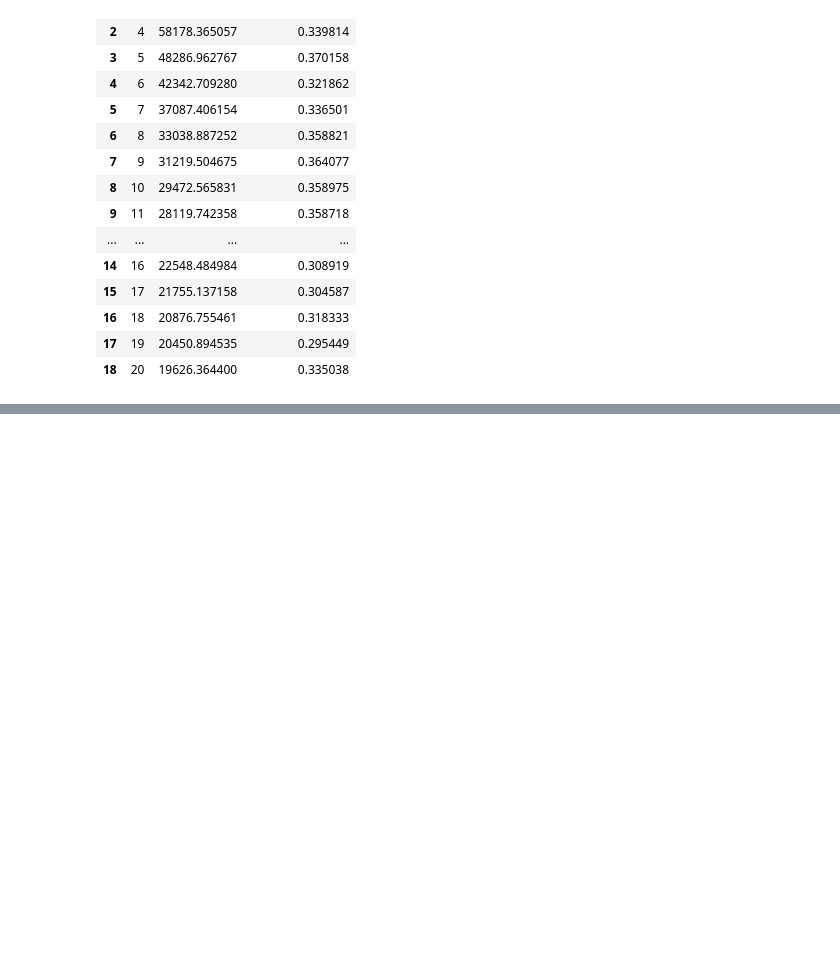
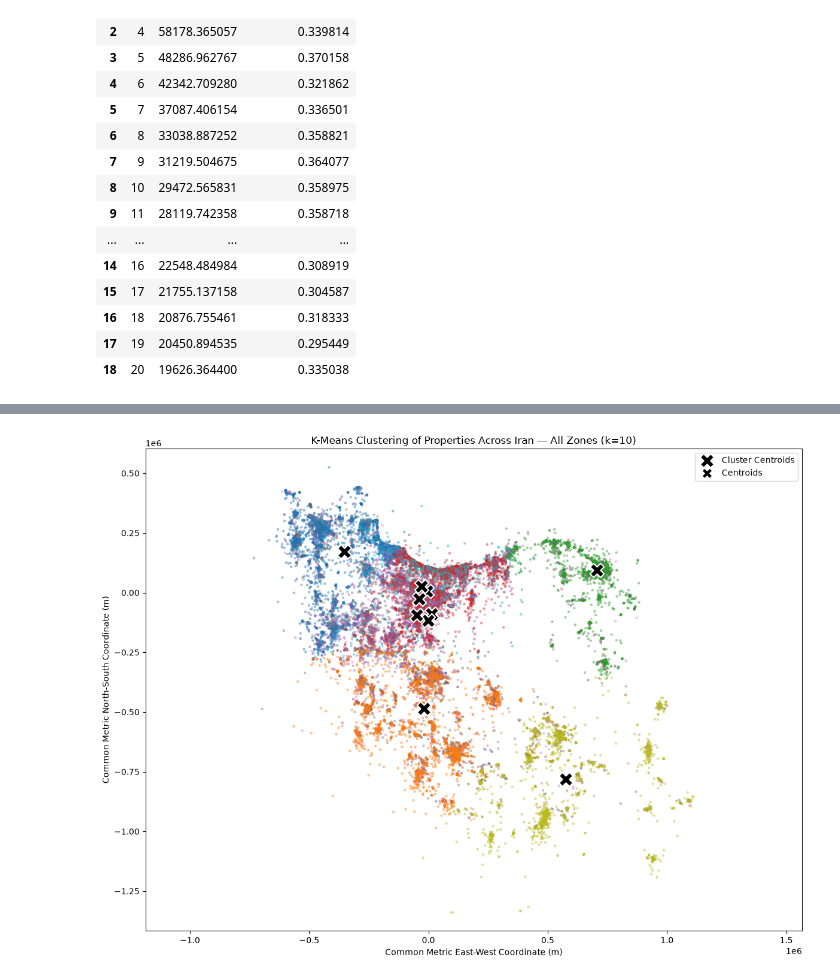
Before and after one commit to AI-BootCamp-g4/ai-bootcamp-project, a Jupyter notebook: notebooks/01_data_understanding.ipynb, the cells around one changed output, grey strips where cells are left out. Cells and saved outputs as stored; diff of their text form; code cells hidden in the pictures; blank space fills up the shorter version.

```diff
--- a/notebooks/01_data_understanding.ipynb
+++ b/notebooks/01_data_understanding.ipynb
@@ -1562,0 +1586,15 @@ k_evaluation
+# %%
+import numpy as np
+import pandas as pd
+
+from pyproj import CRS, Transformer
+
+cluster_all = cluster_base.copy()
+
+cluster_all["utm_zone"] = (
+    ((cluster_all["location_longitude"] + 180) // 6) + 1
+).astype(int)
+
+print("Total usable rows:", len(cluster_all))
+print("\nRows per UTM zone:")
+print(cluster_all["utm_zone"].value_counts().sort_index())
@@ -1562,0 +2053,79 @@ k_evaluation
+# %%
+from sklearn.cluster import KMeans
+from sklearn.preprocessing import StandardScaler
+import matplotlib.pyplot as plt
+
+# Features using ALL geographic zones
+map_features = [
+    "geo_x_m",
+    "geo_y_m",
+    "log_price",
+    "log_building_size",
+    "rooms_numeric"
+]
+
+# Use the full usable dataset
+X_all = cluster_all[map_features]
+
+scaler_all = StandardScaler()
+X_all_scaled = scaler_all.fit_transform(X_all)
+
+# Task 1 requires k = 10
+kmeans_all_10 = KMeans(
+    n_clusters=10,
+    random_state=42,
+    n_init=10
+)
+
+cluster_all["cluster_k10"] = kmeans_all_10.fit_predict(X_all_scaled)
+
+# Convert centroids back to original feature scale
+centers_original = scaler_all.inverse_transform(
+    kmeans_all_10.cluster_centers_
+)
+
+centers_all = pd.DataFrame(
+    centers_original,
+    columns=map_features
+)
+
+# Plot
+plt.figure(figsize=(12, 9))
+
+scatter = plt.scatter(
+    cluster_all["geo_x_m"],
+    cluster_all["geo_y_m"],
+    c=cluster_all["cluster_k10"],
+    cmap="tab10",
+    s=5,
+    alpha=0.35
+)
+
+plt.scatter(
+    centers_all["geo_x_m"],
+    centers_all["geo_y_m"],
+    marker="X",
+    s=280,
+    c="black",
+    edgecolors="white",
+    linewidths=1.5,
+    label="Cluster Centroids"
+)
+
+plt.xlabel("Common Metric East-West Coordinate (m)")
+plt.ylabel("Common Metric North-South Coordinate (m)")
+
+plt.title(
+    "K-Means Clustering of Properties Across Iran — All Zones (k=10)"
+)
+
+plt.legend(*scatter.legend_elements(), title="Cluster", loc="upper left")
+plt.scatter([], [], marker="X", s=150, c="black",
+            edgecolors="white", label="Centroids")
+plt.legend(loc="best")
+
+plt.axis("equal")
+plt.tight_layout()
+plt.show()
+# %% [output]
+[figure, added]
```
Also changed, not shown: parts of 22 cells of this notebook, 1 other file.
